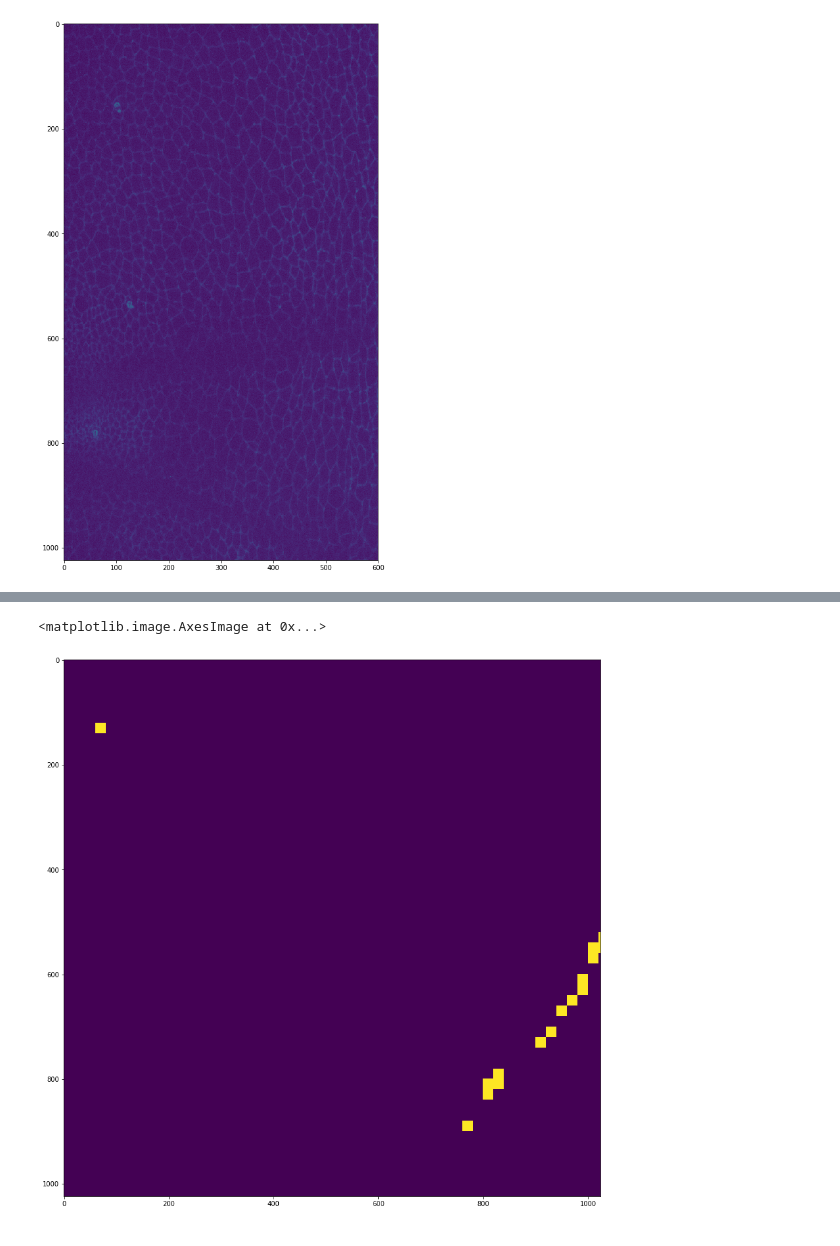
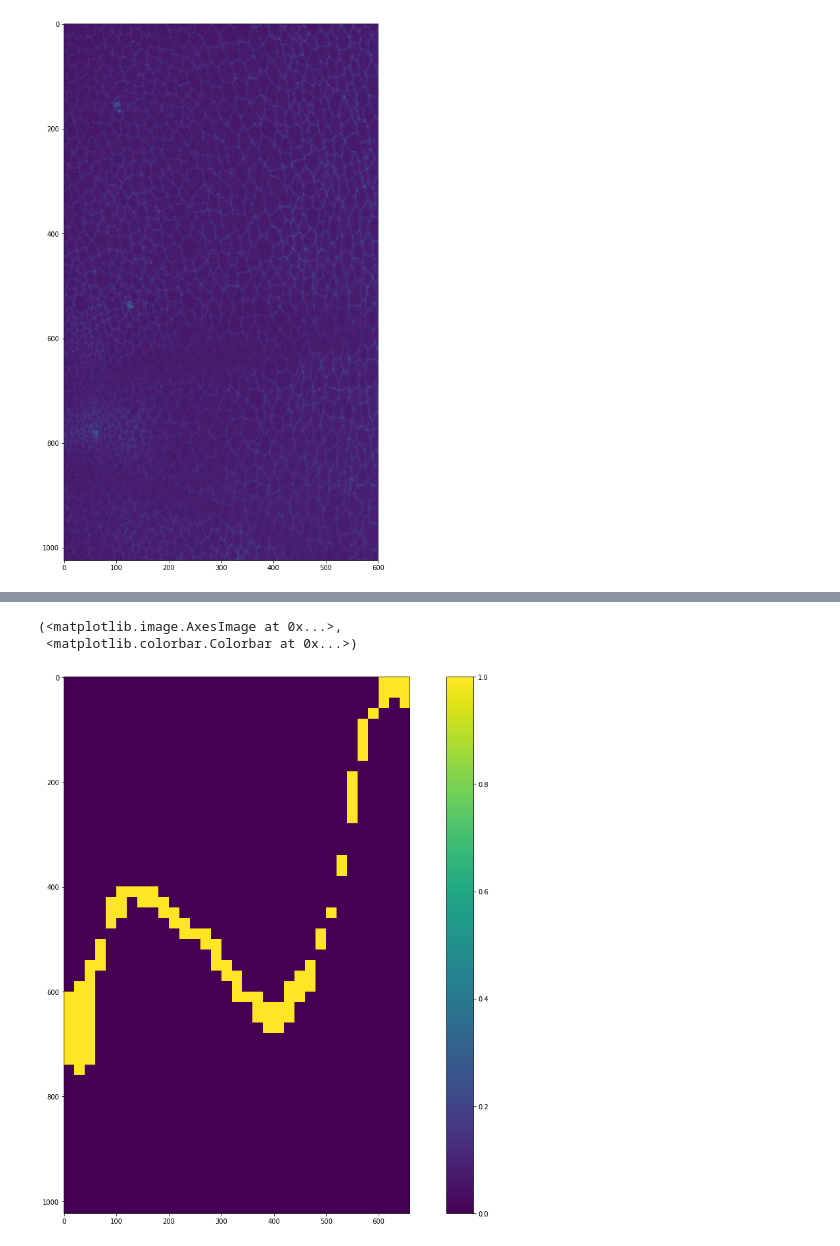
Before and after one commit to adibrov/SampleDetection, a Jupyter notebook: python/NewDatasetParser.ipynb, the cells around one changed output, grey strips where cells are left out. Cells and saved outputs as stored; diff of their text form; code cells hidden in the pictures.

```diff
--- a/python/NewDatasetParser.ipynb
+++ b/python/NewDatasetParser.ipynb
@@ -15,6 +15,8 @@ plt.imshow(q[:,:600])
 #
 import os
 import shutil as sh
+ranges = np.array([[610,-1,0,440], [0,-1,0,660], [540,-1,550,-1], [0,-1,650,-1], \
+                   [0,-1,0,550], [0,-1,0,560], [0,-1,900,-1], [0,250,780,-1]])
 
 datasetDir = "D:\\sd_dataset_new"
 if os.path.exists(datasetDir):
@@ -29,9 +31,11 @@ timeSeries = os.listdir(rawDataDir)
 
 for t in timeSeries:
     if (t!="timelapse"):
-        for i in range(9):
-            raw = tifffile.imread(rawDataDir + "\\" +t+"\\"+str(i)+".tif")
-            hm = tifffile.imread(rawDataDir + "\\" +t+"\\projections\\"+str(i)+"_hm.tif")
+        for i in range(1,9):
+            print((t,i), end="\r")
+            r = ranges[i-1]
+            raw = (tifffile.imread(rawDataDir + "\\" +t+"\\"+str(i)+".tif")[:,r[0]:r[1],r[2]:r[3]])
+            hm = (tifffile.imread(rawDataDir + "\\" +t+"\\projections\\"+str(i)+"_hm.tif")[r[0]:r[1],r[2]:r[3]])
             gt = np.zeros(raw.shape)
 
             z = raw.shape[0]
@@ -40,7 +44,7 @@ for t in timeSeries:
                 tifffile.imsave(datasetDir + "\\raw\\" + datasetName + "_"+str(t)+"_"+str(i)+"_"+str(j)+"_raw.tif", raw[j].astype(np.uint16))
                 tifffile.imsave(datasetDir + "\\gt\\" + datasetName + "_"+str(t)+"_"+str(i)+"_"+str(j)+"_gt.tif", gt[j].astype(np.uint16))
 # %%
-t = "0"; i = 0; j = 40
+t = "0"; i = 2; j = 20
 x = tifffile.imread(datasetDir + "\\raw\\" + datasetName + "_"+str(t)+"_"+str(i)+"_"+str(j)+"_raw.tif")
 y = tifffile.imread(datasetDir + "\\gt\\" + datasetName + "_"+str(t)+"_"+str(i)+"_"+str(j)+"_gt.tif")
 # %%
@@ -51,5 +55,6 @@ plt.imshow(x)
 # %%
-plt.imshow(y)
+plt.imshow(y), plt.colorbar()
 # %% [output]
-<matplotlib.image.AxesImage at 0x...>
+(<matplotlib.image.AxesImage at 0x...>,
+ <matplotlib.colorbar.Colorbar at 0x...>)
-[figure, old version]
+[figure, new version]
```
Also changed, not shown: parts of 3 cells of this notebook, 1 other file.
